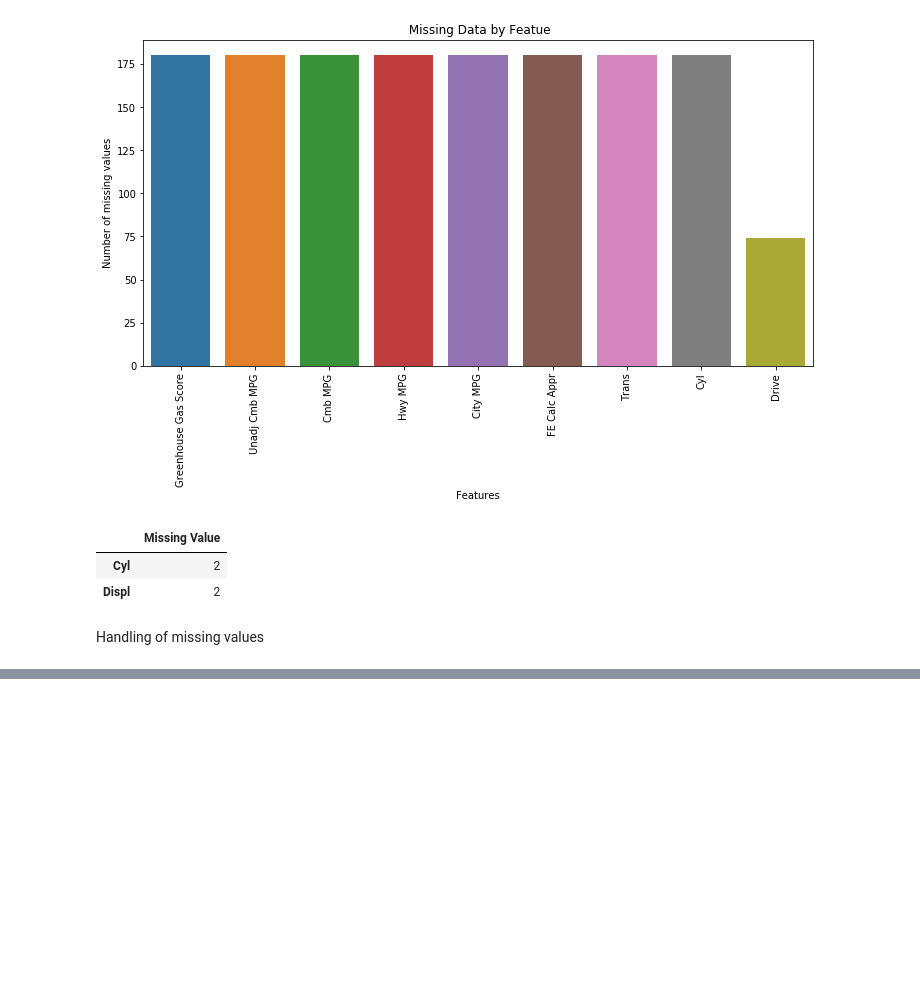
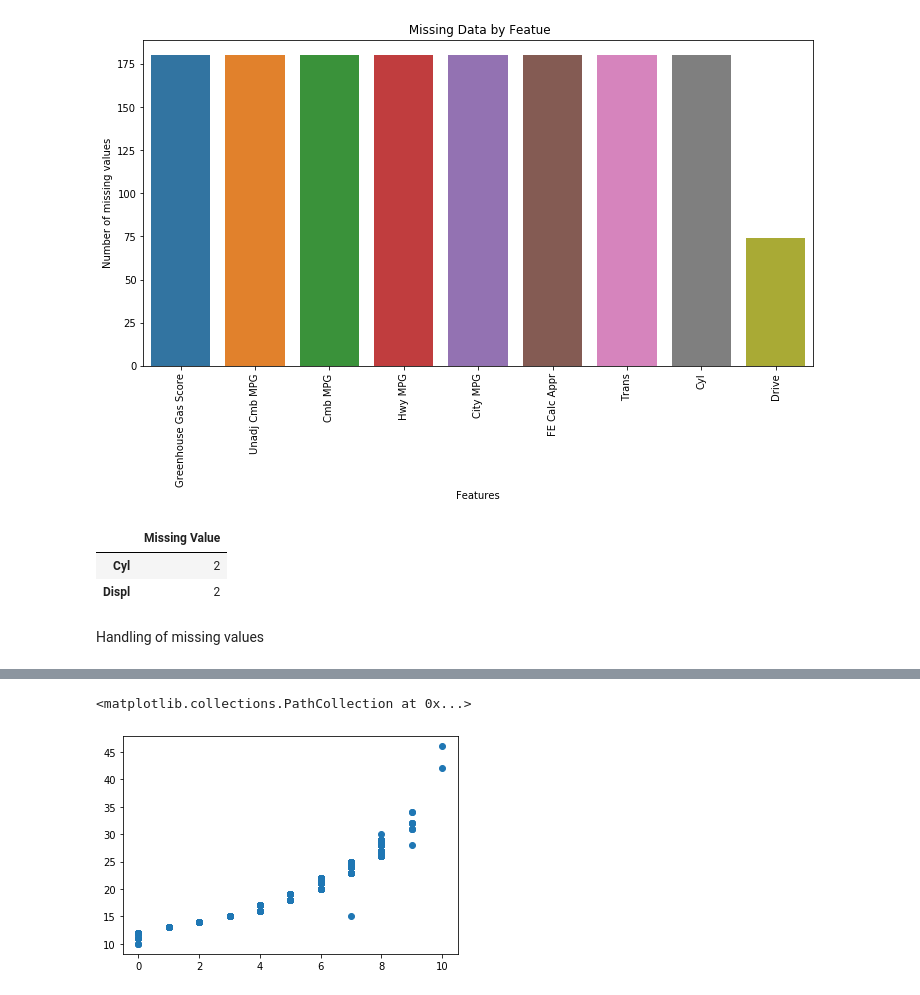
Before and after one commit to Sibin-Sibi/greenvehicle, a Jupyter notebook: model.ipynb, the cells around one changed output, grey strips where cells are left out. Saved outputs shown, nothing was run; the diff lists cells and outputs as text; code cells hidden in the pictures; blank space fills up the shorter version.

Commit message:
visualisation

```diff
--- a/model.ipynb
+++ b/model.ipynb
@@ -157,0 +268,9 @@ memory usage: 93.4+ KB
+# %%
+# drop the original hybrid rows
+data_18.drop(hb_18.index, inplace=True)
+
+# add in our newly separated rows
+data_18 = data_18.append(newrows, ignore_index=True)
+# %%
+data_08['Airpollution Score'] = data_08['Air Pollution Score'].astype(float)
+data_18['Air Pollution Score'] = data_18['Air Pollution Score'].astype(float)
@@ -158,2 +279,10 @@ memory usage: 93.4+ KB
+# %%
+mpg_col = ['City MPG', 'Hwy MPG' , 'Cmb MPG']
+
+for c in mpg_col:
+    data_08[c] = data_08[c].astype(float)
+    data_18[c] = data_18[c].astype(float)
+# %%
+data_08['Greenhouse Gas Score'] = data_08['Greenhouse Gas Score'].astype(int)
 # %%
 # %% [output]
@@ -160,0 +291,6 @@ NameError: name 'x' is not defined
+# %%
+fig , ax = plt.subplots()
+ax.scatter(data_08['Greenhouse Gas Score'], y = data_08['Cmb MPG'])
+# %% [output]
+<matplotlib.collections.PathCollection at 0x...>
+[figure, added]
```
Also changed, not shown: parts of 23 cells of this notebook.
